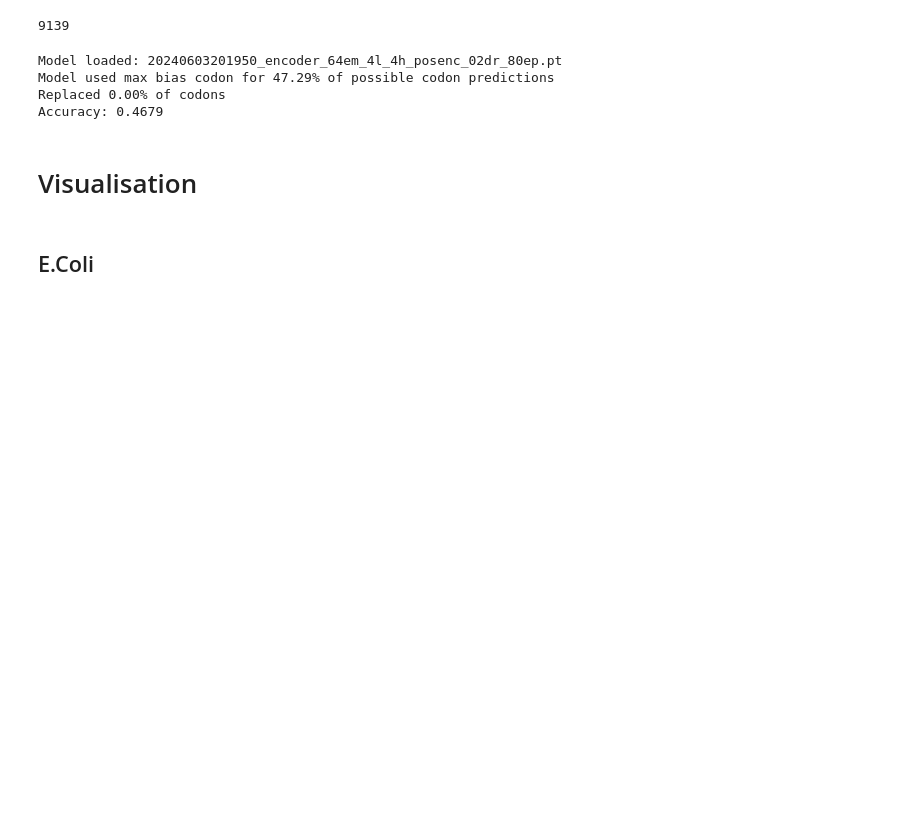
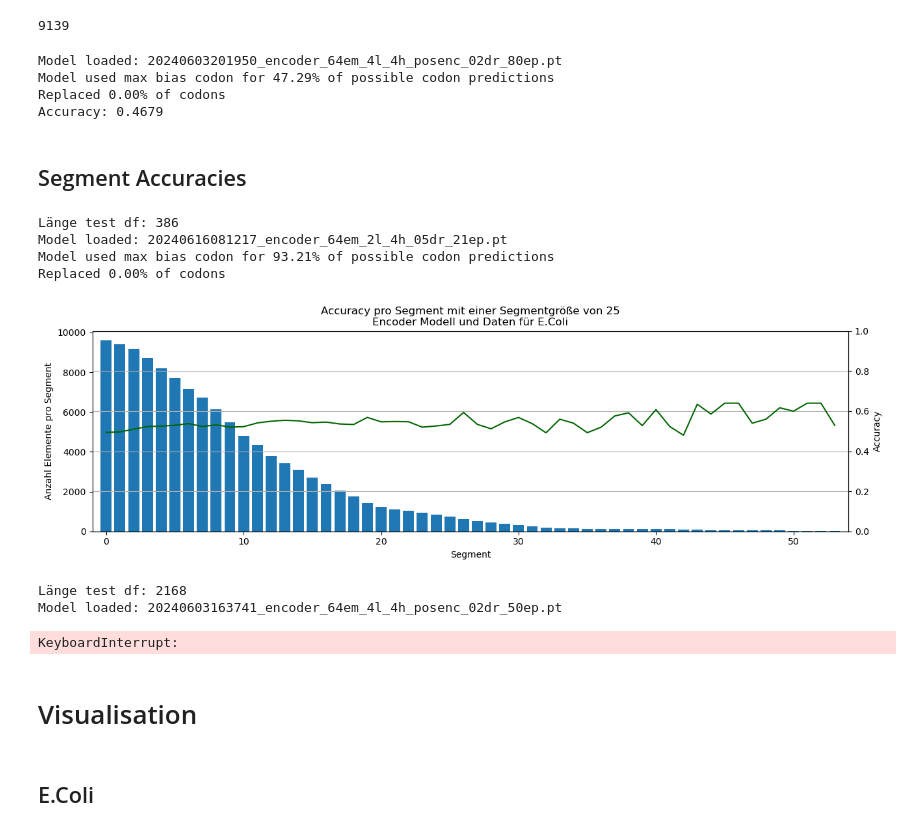
Before and after one commit to maxikuehn/PMDS_Codons, a Jupyter notebook: notebooks/Encoder_Testing.ipynb, the cells around one changed output. Cells and saved outputs as stored; diff of their text form; code cells hidden in the pictures; blank space fills up the shorter version.

Commit message:
prepared code for accuracies per segment for max cub and encoder model

```diff
--- a/notebooks/Encoder_Testing.ipynb
+++ b/notebooks/Encoder_Testing.ipynb
@@ -407,3 +410,5 @@ Model loaded: 20240603201950_encoder_64em_4l_4h_posenc_02dr_80ep.pt
 Model used max bias codon for 47.29% of possible codon predictions
 Replaced 0.00% of codons
 Accuracy: 0.4679
+# %% [markdown]
+## Segment Accuracies
@@ -410,3 +417,25 @@ Accuracy: 0.4679
+# %%
+for (organism, segment_size) in [("E.Coli", 25), ("Drosophila.Melanogaster", 100), ("Homo.Sapiens", 100)]:
+    e.load_test_data(organism)
+
+    true_codons, pred_codons_replaced = e.eval_best_model()
+    true_codons = list(true_codons)
+    preds = []
+    for codon_seq in pred_codons_replaced:
+        preds.append(list(codon_seq[codon_seq != '']))
+
+    classifier = Classifier.Classifier()
+    seg_acc, seg_el = classifier.calc_accuracy_per_segment(true_codons, preds, segment_size=segment_size)
+    mle.plot_accuracies_per_segment(seg_acc, seg_el, f"Accuracy pro Segment mit einer Segmentgröße von {segment_size}\nEncoder Modell und Daten für {organism}")
+# %% [output]
+Länge test df: 386
+Model loaded: 20240616081217_encoder_64em_2l_4h_05dr_21ep.pt
+Model used max bias codon for 93.21% of possible codon predictions
+Replaced 0.00% of codons
+[figure, added]
+Länge test df: 2168
+Model loaded: 20240603163741_encoder_64em_4l_4h_posenc_02dr_50ep.pt
+KeyboardInterrupt:
 # %% [markdown]
 # Visualisation
 # %% [markdown]
```
Also changed, not shown: parts of 3 cells of this notebook, 4 other files.
